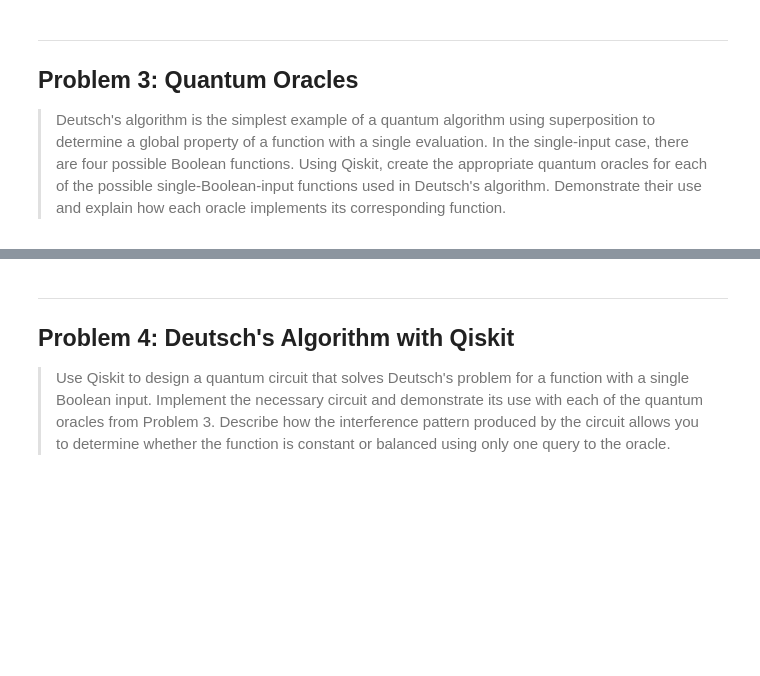
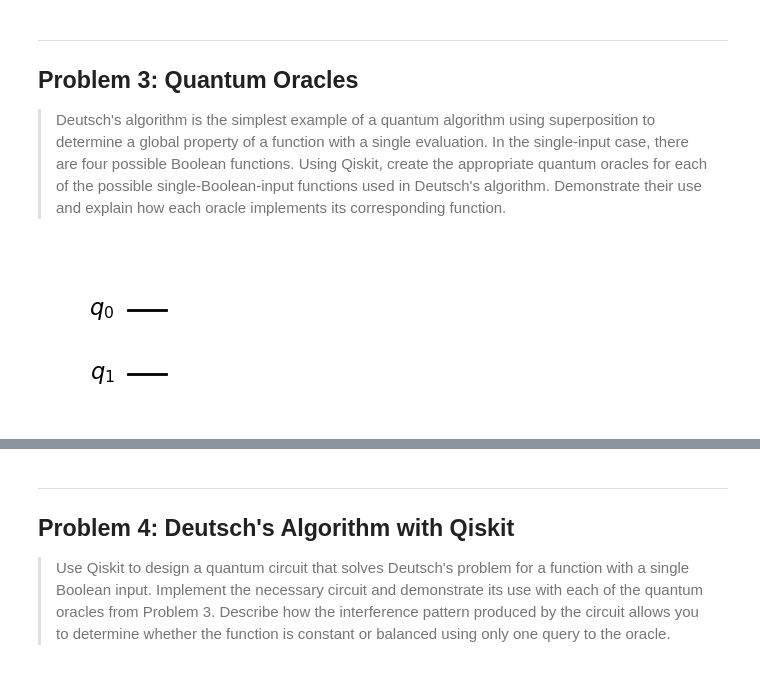
Before and after one commit to MatthewMcCarthy1/emerging-technologies, a Jupyter notebook: problems.ipynb, the cells around one changed output, grey strips where cells are left out. Saved outputs shown, nothing was run; the diff lists cells and outputs as text; code cells hidden in the pictures; blank space fills up the shorter version.

Commit message:
feat: implement basic quantum oracles for Problem 3

```diff
--- a/problems.ipynb
+++ b/problems.ipynb
@@ -550,3 +550,11 @@ The results confirm that `determine_constant_balanced` correctly identifies ever
 ---
 ## Problem 3: Quantum Oracles
 >Deutsch's algorithm is the simplest example of a quantum algorithm using superposition to determine a global property of a function with a single evaluation. In the single-input case, there are four possible Boolean functions. Using Qiskit, create the appropriate quantum oracles for each of the possible single-Boolean-input functions used in Deutsch's algorithm. Demonstrate their use and explain how each oracle implements its corresponding function.
+# %%
+# Oracle for f0(x) = 0: constant zero.
+# The output qubit y is unchanged for any input x.
+# No gates are needed because y XOR 0 = y.
+oracle_f0 = QuantumCircuit(2)
+oracle_f0.draw('mpl')
+# %% [output]
+[figure, added]
```
Also changed, not shown: parts of 7 cells of this notebook.
